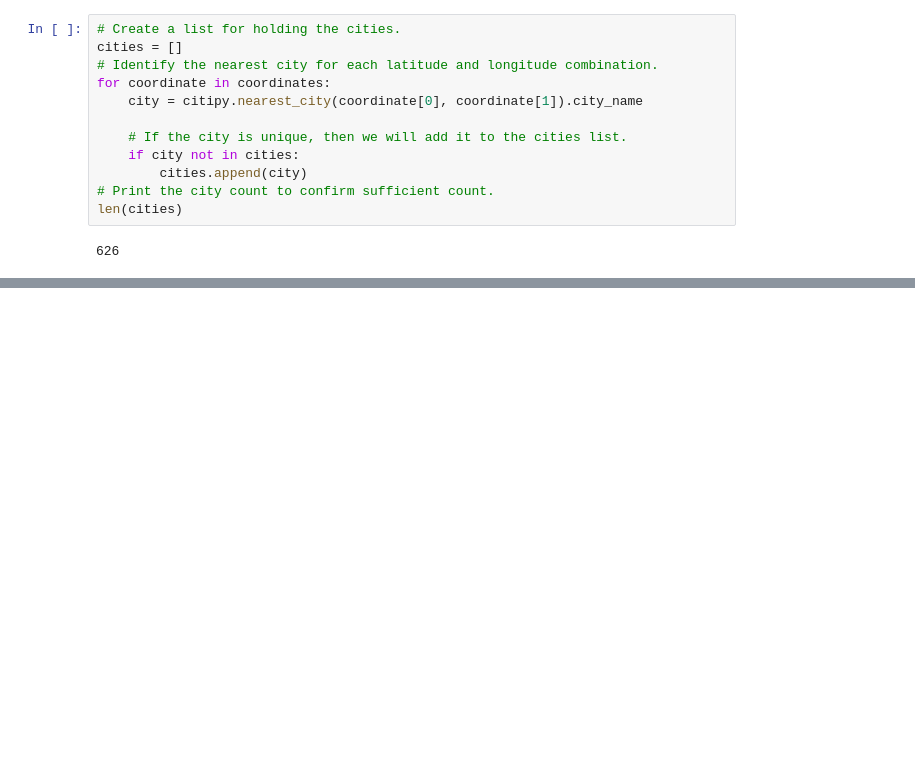
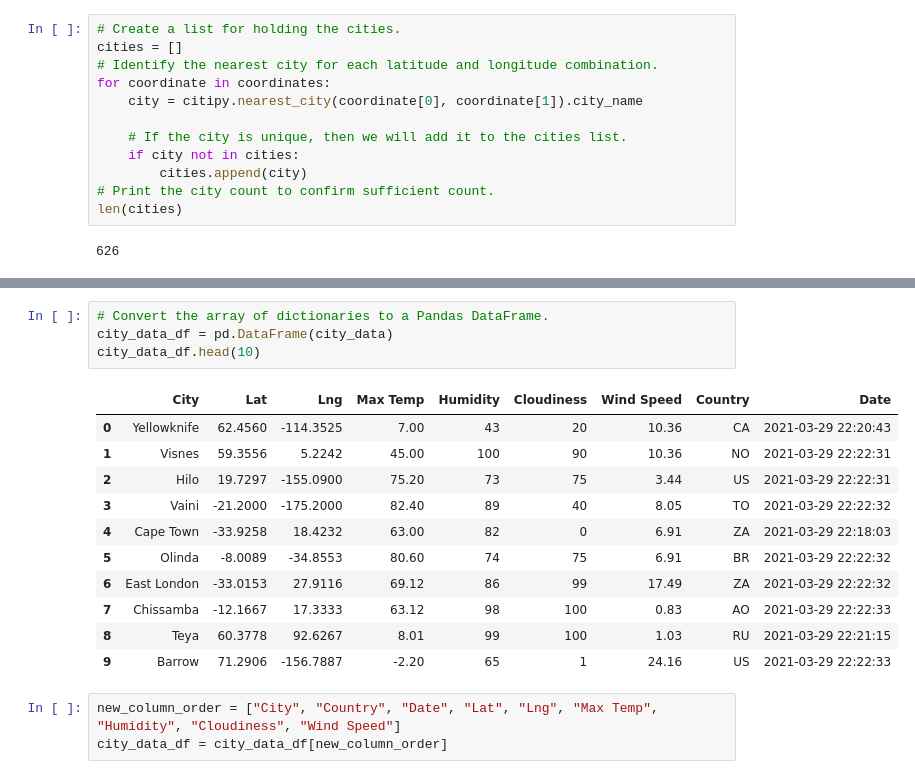
Before and after one commit to sunanda25/World_Weather_Analysis, a Jupyter notebook: WeatherPy.ipynb, the cells around one changed output, grey strips where cells are left out. Drawn from its saved outputs; the diff is of its cells as text; blank space fills up the shorter version.

```diff
--- a/WeatherPy.ipynb
+++ b/WeatherPy.ipynb
@@ -32,0 +118,19 @@ len(cities)
+# %%
+# Convert the array of dictionaries to a Pandas DataFrame.
+city_data_df = pd.DataFrame(city_data)
+city_data_df.head(10)
+# %% [output]
+|  | City | Lat | Lng | Max Temp | Humidity | Cloudiness | Wind Speed | Country | Date |
+| 0 | Yellowknife | 62.4560 | -114.3525 | 7.00 | 43 | 20 | 10.36 | CA | 2021-03-29 22:20:43 |
+| 1 | Visnes | 59.3556 | 5.2242 | 45.00 | 100 | 90 | 10.36 | NO | 2021-03-29 22:22:31 |
+| 2 | Hilo | 19.7297 | -155.0900 | 75.20 | 73 | 75 | 3.44 | US | 2021-03-29 22:22:31 |
+| 3 | Vaini | -21.2000 | -175.2000 | 82.40 | 89 | 40 | 8.05 | TO | 2021-03-29 22:22:32 |
+| 4 | Cape Town | -33.9258 | 18.4232 | 63.00 | 82 | 0 | 6.91 | ZA | 2021-03-29 22:18:03 |
+| 5 | Olinda | -8.0089 | -34.8553 | 80.60 | 74 | 75 | 6.91 | BR | 2021-03-29 22:22:32 |
+| 6 | East London | -33.0153 | 27.9116 | 69.12 | 86 | 99 | 17.49 | ZA | 2021-03-29 22:22:32 |
+| 7 | Chissamba | -12.1667 | 17.3333 | 63.12 | 98 | 100 | 0.83 | AO | 2021-03-29 22:22:33 |
+| 8 | Teya | 60.3778 | 92.6267 | 8.01 | 99 | 100 | 1.03 | RU | 2021-03-29 22:21:15 |
+| 9 | Barrow | 71.2906 | -156.7887 | -2.20 | 65 | 1 | 24.16 | US | 2021-03-29 22:22:33 |
+# %%
+new_column_order = ["City", "Country", "Date", "Lat", "Lng", "Max Temp", "Humidity", "Cloudiness", "Wind Speed"]
+city_data_df = city_data_df[new_column_order]
```
Also changed, not shown: parts of 5 cells of this notebook, 3 other files.
